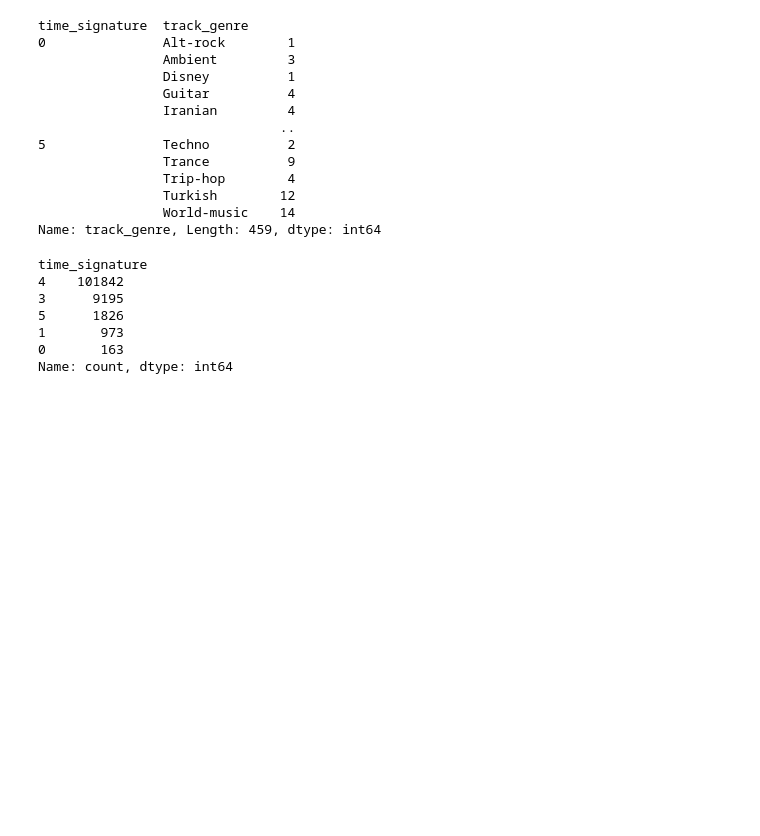
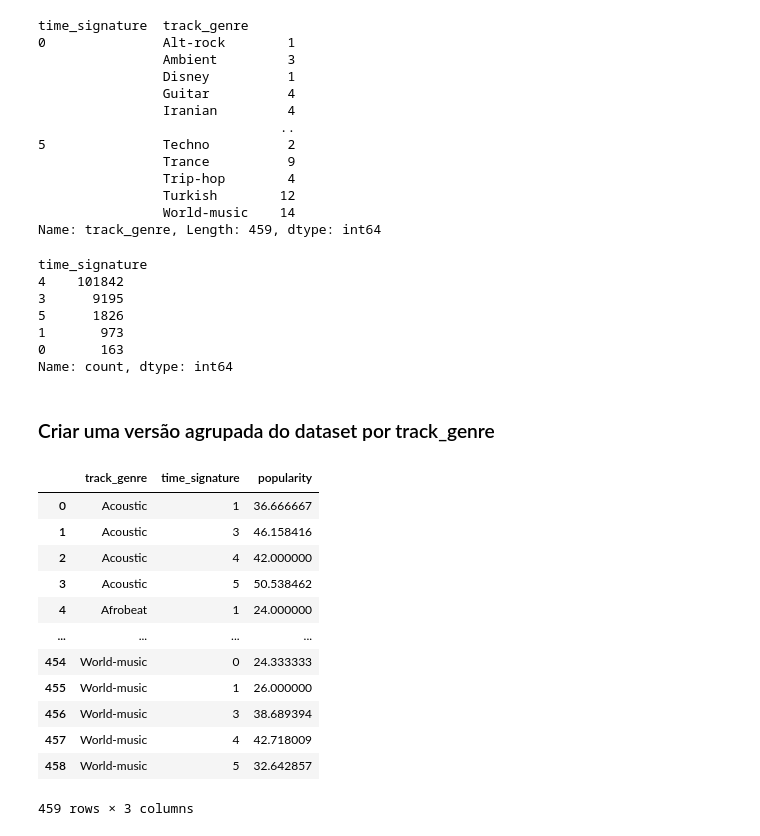
Before and after one commit to alvaroDatlo/analise_spotify, a Jupyter notebook: main.ipynb, the cells around one changed output. Drawn from its saved outputs; the diff is of its cells as text; code cells hidden in the pictures; blank space fills up the shorter version.

Commit message:
versao agrupada

```diff
--- a/main.ipynb
+++ b/main.ipynb
@@ -252,3 +252,22 @@ time_signature
 1       973
 0       163
 Name: count, dtype: int64
+# %% [markdown]
+### Criar uma versão agrupada do dataset por track_genre
+# %%
+df_agrupado = df.groupby(['track_genre', 'time_signature']).popularity.mean().reset_index()
+df_agrupado
+# %% [output]
+|  | track_genre | time_signature | popularity |
+| 0 | Acoustic | 1 | 36.666667 |
+| 1 | Acoustic | 3 | 46.158416 |
+| 2 | Acoustic | 4 | 42.000000 |
+| 3 | Acoustic | 5 | 50.538462 |
+| 4 | Afrobeat | 1 | 24.000000 |
+| ... | ... | ... | ... |
+| 454 | World-music | 0 | 24.333333 |
+| 455 | World-music | 1 | 26.000000 |
+| 456 | World-music | 3 | 38.689394 |
+| 457 | World-music | 4 | 42.718009 |
+| 458 | World-music | 5 | 32.642857 |
+459 rows × 3 columns
```
Also changed, not shown: parts of 1 cell of this notebook, 3 other files.
